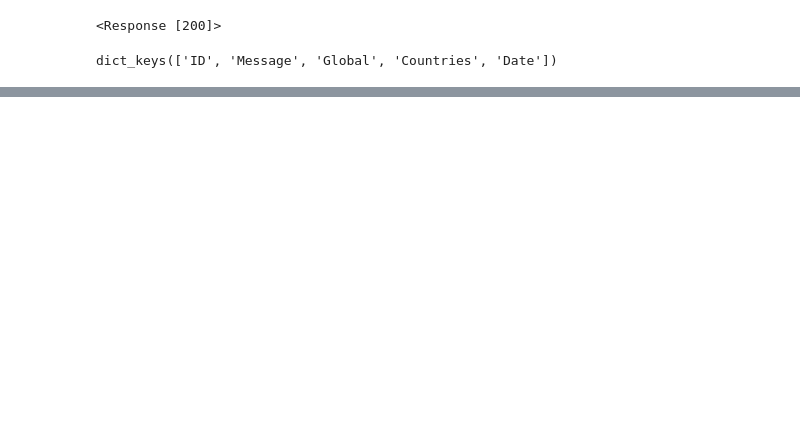
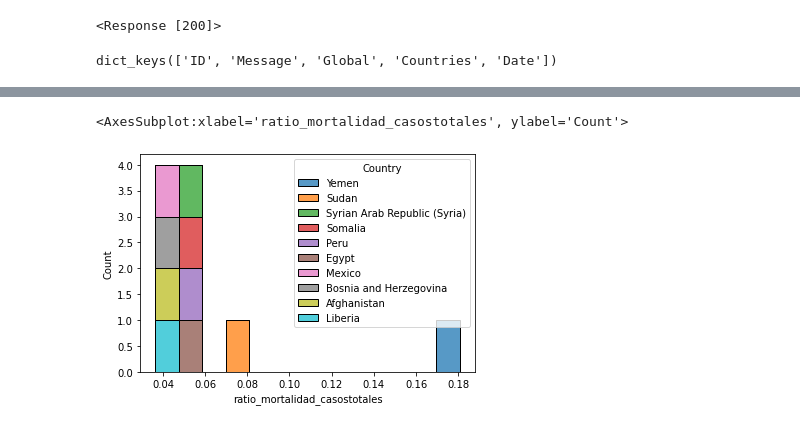
Before and after one commit to moniq0108/DataScience-Qin-entregables-varios, a Jupyter notebook: Desafio_APIS_Monica_Qin.ipynb, the cells around one changed output, grey strips where cells are left out. Cells and saved outputs as stored; diff of their text form; code cells hidden in the pictures; blank space fills up the shorter version.

```diff
--- a/Desafio_APIS_Monica_Qin.ipynb
+++ b/Desafio_APIS_Monica_Qin.ipynb
@@ -72,0 +131,8 @@ df.head(30)
+# %%
+ratio_mortalidad_casostotales= df_clean['TotalDeaths']/df_clean['TotalConfirmed']
+# %%
+df_clean['ratio_mortalidad_casostotales'] =ratio_mortalidad_casostotales
+# %%
+ratio_nuevo_mortalidad_casostotales= df_clean['NewDeaths']/df_clean['NewConfirmed']
+# %%
+df_clean['ratio_nuevo_mortalidad_casostotales'] =ratio_nuevo_mortalidad_casostotales
@@ -72,0 +162,7 @@ df.head(30)
+# %%
+ratio_mortalidad_casostotales_top10 = df_clean.groupby('Country').max().sort_values('ratio_mortalidad_casostotales', ascending=False)[:10]
+
+sns.histplot(data=ratio_mortalidad_casostotales_top10 , x="ratio_mortalidad_casostotales", hue="Country", multiple="stack")
+# %% [output]
+<AxesSubplot:xlabel='ratio_mortalidad_casostotales', ylabel='Count'>
+[figure, added]
```
Also changed, not shown: parts of 30 cells of this notebook.
